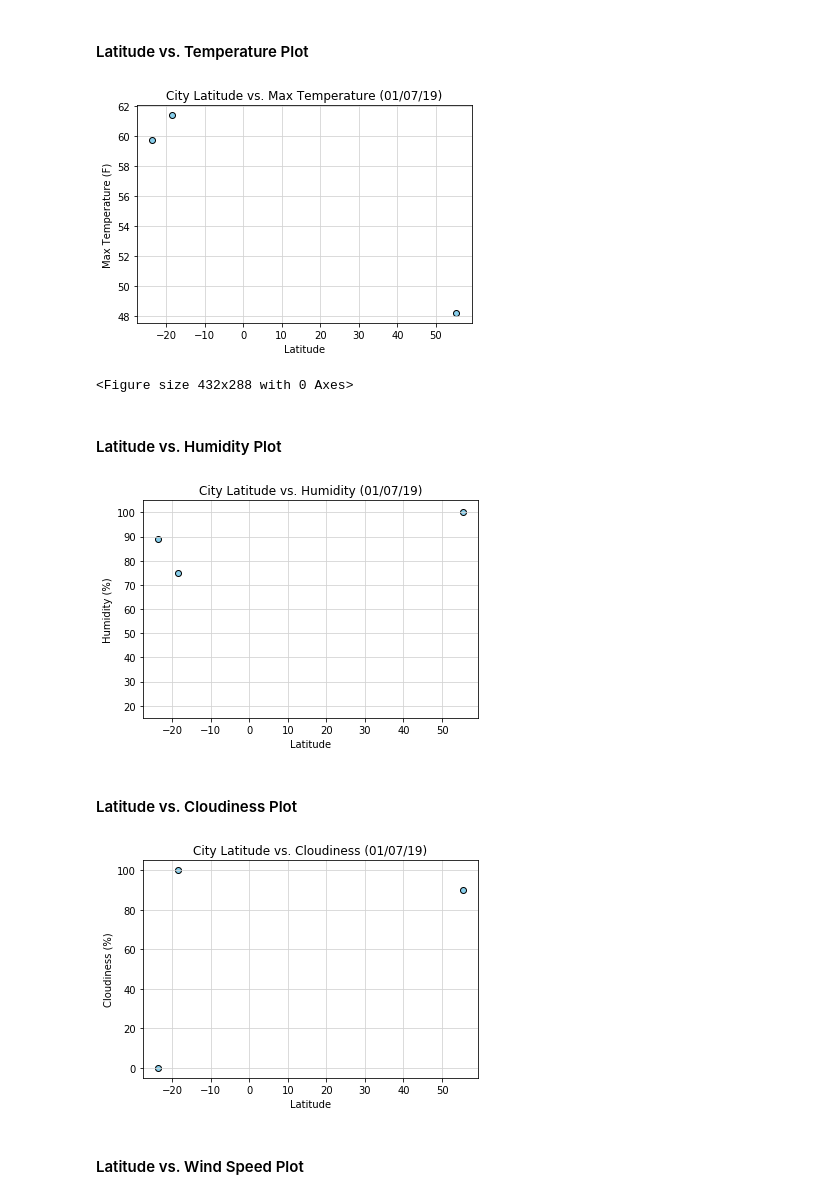
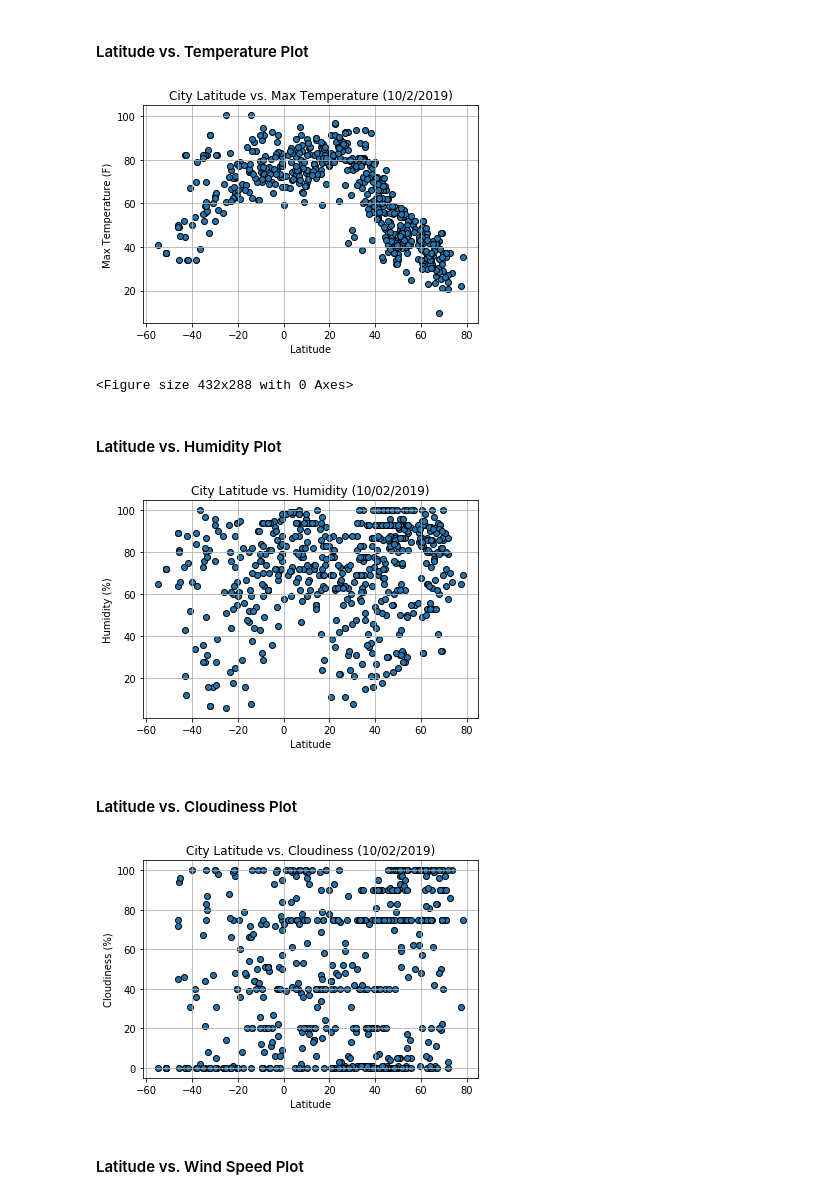
Before and after one commit to DevTom52/SMU_Assignments, a Jupyter notebook: Unit_06_API/WeatherPy/WeatherPy.ipynb, the cells around one changed output. Cells and saved outputs as stored; diff of their text form; code cells hidden in the pictures.

Commit message:
Add files via upload
added weatherpy

```diff
--- a/Unit_06_API/WeatherPy/WeatherPy.ipynb
+++ b/Unit_06_API/WeatherPy/WeatherPy.ipynb
@@ -5,6 +5,9 @@
 #### Note
 * Instructions have been included for each segment. You do not have to follow them exactly, but they are included to help you think through the steps.
 # %%
+#Name:Godwin Thomas
+#Summar: Script visualizing the weather of 500+ cities across the world of varying distance from the equator.
+
 # Dependencies and Setup
 import matplotlib.pyplot as plt
 import pandas as pd
@@ -30,13 +33,11 @@ lng_range = (-180, 180)
 temp_units = "imperial"
 
 #API url
-query_url = f"http://api.openweathermap.org/data/2.5/weather?appid={api_key}&units={temp_units}&q=London"
+query_url = f"http://api.openweathermap.org/data/2.5/weather?appid={api_key}&units={temp_units}&q="
 
-#test = requests.get(query_url) <--determins if there is a connectio to API
+#test = requests.get(query_url) <--determins if there is a connection to API
 
 response = requests.get(query_url).json() #saves json file in response variable
-
-#pprint(response) <--reference to see how json file is structured
 # %% [markdown]
 ## Generate Cities List
 # %%
@@ -45,8 +46,8 @@ lat_lngs = []
 cities = []
 
 # Create a set of random lat and lng combinations
-lats = np.random.uniform(low=-90, high=90, size=5)
-lngs = np.random.uniform(low=-180, high=180, size=5)
+lats = np.random.uniform(low=-90, high=90, size=1500)
+lngs = np.random.uniform(low=-180, high=180, size=1500)
 lat_lngs = zip(lats, lngs)
 
 # Identify nearest city for each lat, lng combination
@@ -127,8 +143,9 @@ Data Retrieval Complete
 * Export the city data into a .csv.
 * Display the DataFrame
 # %%
-weather_dict = {
-    "City":city_two,
+#create dictionary with weather data
+weatherData = {
+    "City":cityName,
     "Cloudiness":cloudiness,
     "Country":countries,
     "Date":dates,
@@ -139,10 +156,11 @@ weather_dict = {
     "Wind Speed":wind_speeds
 }
 
-weather_dataframe = pd.DataFrame(weather_dict)
-
-weather_dataframe.head()
+df = pd.DataFrame(weatherData) #create dataframe
 
 # output data to csv
+df.to_csv("WeatherData.csv")
+
+df.head() #show first 5 rows
 # %% [output]
 |  | City | Cloudiness | Country | Date | Humidity | Lat | Lng | Max Temp | Wind Speed |
@@ -158,43 +176,44 @@ weather_dataframe.head()
 # %% [markdown]
 #### Latitude vs. Temperature Plot
 # %%
-plt.scatter(weather_dataframe["Lat"],weather_dataframe["Max Temp"],edgecolors="black",facecolors="skyblue")
-plt.title("City Latitude vs. Max Temperature (10/2/2019)")
-plt.xlabel("Latitude")
-plt.ylabel("Max Temperature (F)")
-plt.grid (b=True,which="major",axis="both",linestyle="-",color="lightgrey")
+plt.scatter(df["Lat"],df["Max Temp"],edgecolors="black") #create scatterplot for max temp
+plt.xlabel("Latitude") #x-axis label
+plt.ylabel("Max Temperature (F)") #y-axis label
+plt.title("City Latitude vs. Max Temperature (10/2/2019)") #scatterplot title
+plt.grid (b=True,axis="both",linestyle="-") #enable grid
 plt.show()
 
 #save as .png
 plt.savefig("Lat_vs_Temp.png") #lat vs temp
 # %% [output]
-[figure, old version]
+[figure, new version]
 <Figure size 432x288 with 0 Axes>
 # %% [markdown]
 #### Latitude vs. Humidity Plot
 # %%
-plt.scatter(weather_dataframe["Lat"],weather_dataframe["Humidity"],edgecolors="black",facecolors="skyblue")
-plt.title("City Latitude vs. Humidity (10/02/2019)")
-plt.xlabel("Latitude")
-plt.ylabel("Humidity (%)")
-plt.ylim(15,105)
-plt.grid (b=True,which="major",axis="both",linestyle="-",color="lightgrey")
-plt.savefig("Lat_Vs_Humid.png")
-plt.show() #lat vs humidity
+plt.scatter(df["Lat"],df["Humidity"],edgecolors="black") #create scatterplot for humidity
+plt.xlabel("Latitude") #x-axis label
+plt.ylabel("Humidity (%)") #y-axis label
+plt.title("City Latitude vs. Humidity (10/02/2019)") #create title
+plt.grid (b=True,axis="both",linestyle="-") #enable grid
+plt.savefig("Lat_Vs_Humid.png") #save as png
+
+plt.show()
 # %% [output]
-[figure, old version]
+[figure, new version]
 # %% [markdown]
 #### Latitude vs. Cloudiness Plot
 # %%
-plt.scatter(weather_dataframe["Lat"],weather_dataframe["Cloudiness"],edgecolors="black",facecolors="skyblue")
+plt.scatter(df["Lat"],df["Cloudiness"],edgecolors="black") #create scatterplot for cloudiness
 plt.title("City Latitude vs. Cloudiness (10/02/2019)")
 plt.xlabel("Latitude")
 plt.ylabel("Cloudiness (%)")
-plt.grid (b=True,which="major",axis="both",linestyle="-",color="lightgrey")
+plt.grid (b=True,axis="both",linestyle="-")
 plt.savefig("Lat_Vs_Cloud.png")
-plt.show() #lat vs cloudiness
+
+plt.show()
 # %% [output]
-[figure, old version]
+[figure, new version]
 # %% [markdown]
 #### Latitude vs. Wind Speed Plot
 # %%
```
Also changed, not shown: parts of 5 cells of this notebook.
